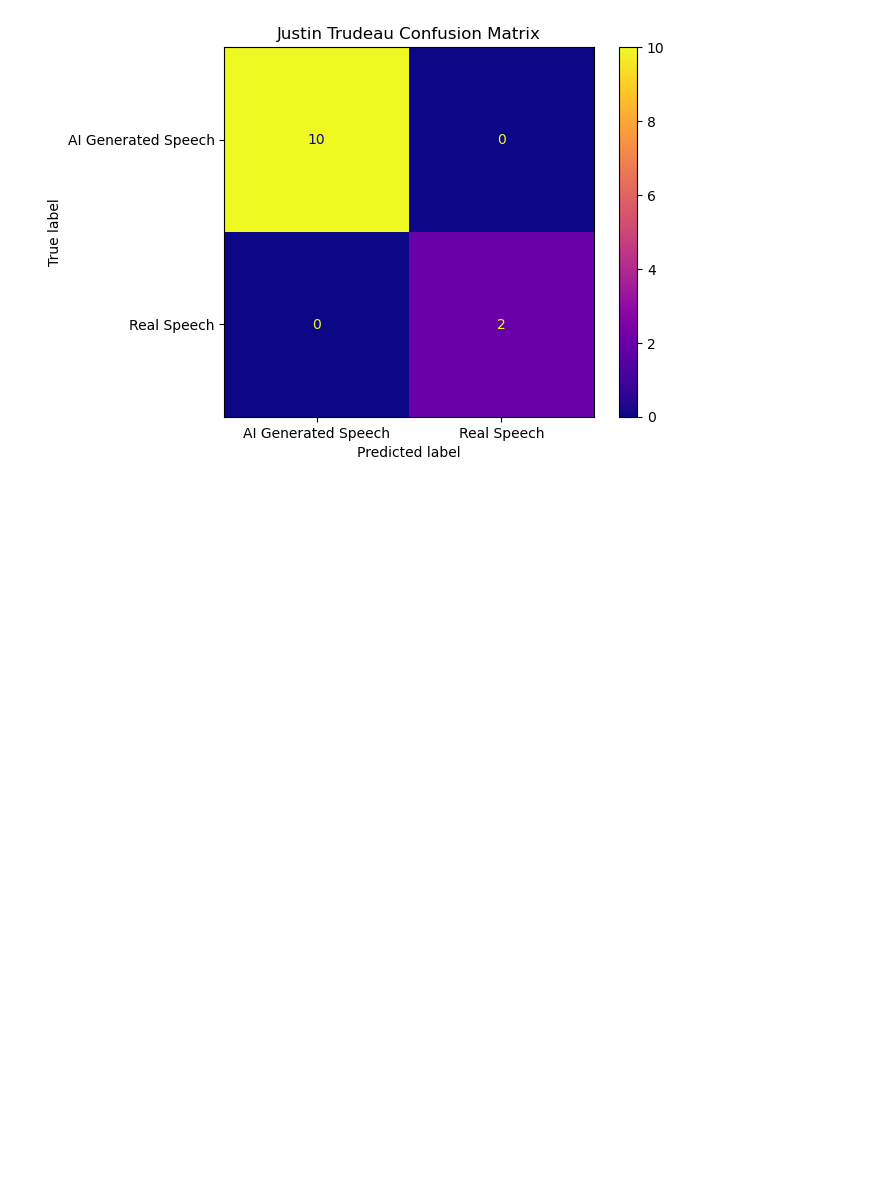
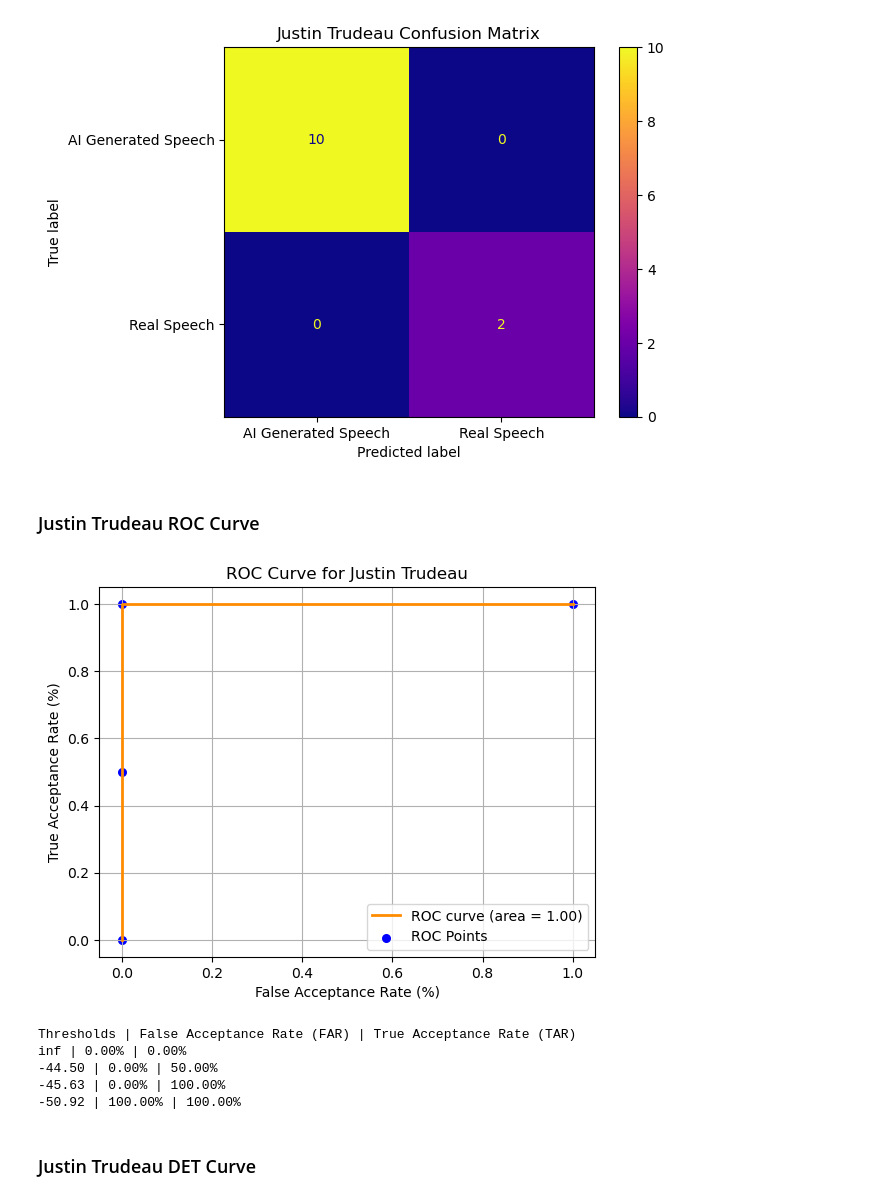
Before and after one commit to Abhay2412/ENCM509FinalProject, a Jupyter notebook: SpeakerRecognitionFinalProject.ipynb, the cells around one changed output. Saved outputs shown, nothing was run; the diff lists cells and outputs as text; code cells hidden in the pictures; blank space fills up the shorter version.

```diff
--- a/SpeakerRecognitionFinalProject.ipynb
+++ b/SpeakerRecognitionFinalProject.ipynb
@@ -325,3 +379,18 @@ createConfusionMatrix(justinTrudeauTestScores, justinTrudeauAIScores, JUSTINTRUD
 # %% [output]
         TPR: 100.00%, TNR: 100.00%, FPR: 0.00%, FNR: 0.00%
 [figure]
+# %% [markdown]
+### Justin Trudeau ROC Curve
+# %%
+justinTrudeauTrueLabels = [1] * len(justinTrudeauTestScores) + [0] * len(justinTrudeauAIScores) # Create a list of true labels for Justin Trudeau's speech samples where '1' represents the genuine class (real speech)
+justinTrudeauCombinedScores = justinTrudeauTestScores + justinTrudeauAIScores # Combine the list of scores from the real speech samples with the scores from the AI-generated speech samples
+plotROCCurve(justinTrudeauTrueLabels, justinTrudeauCombinedScores, 'Justin Trudeau') # Plot the ROC curve using the combined scores and the corresponding true labels for the subject "Justin Trudeau"
+# %% [output]
+[figure, added]
+Thresholds | False Acceptance Rate (FAR) | True Acceptance Rate (TAR)
+inf | 0.00% | 0.00%
+-44.50 | 0.00% | 50.00%
+-45.63 | 0.00% | 100.00%
+-50.92 | 100.00% | 100.00%
+# %% [markdown]
+### Justin Trudeau DET Curve
```
Also changed, not shown: parts of 16 cells of this notebook.
